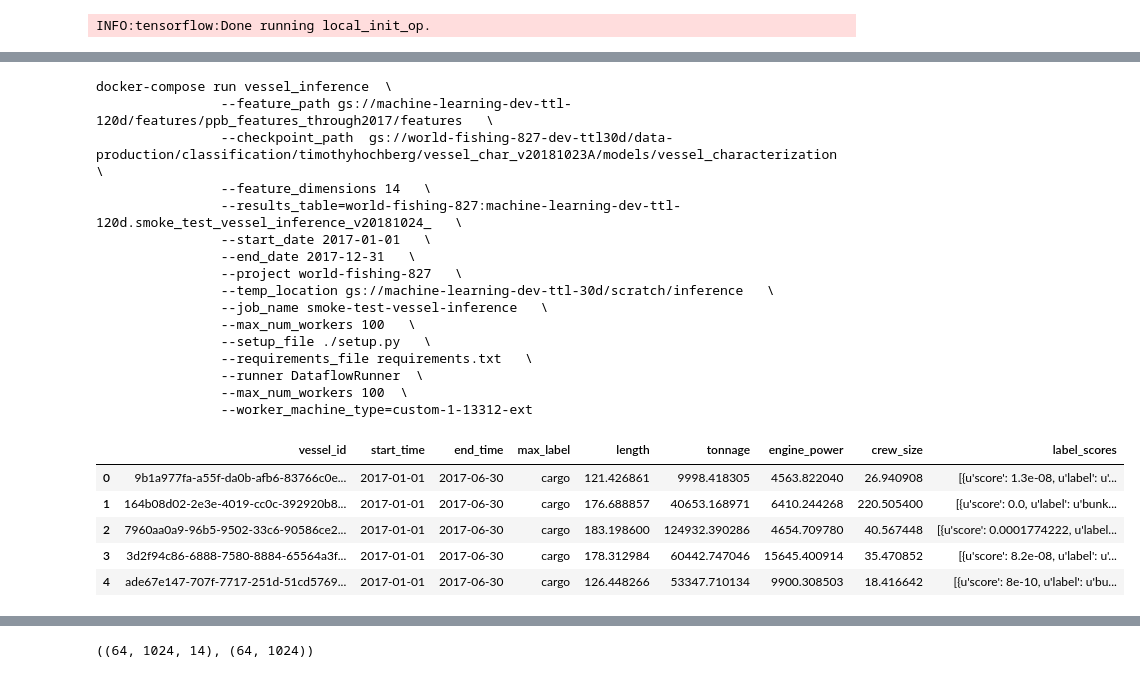
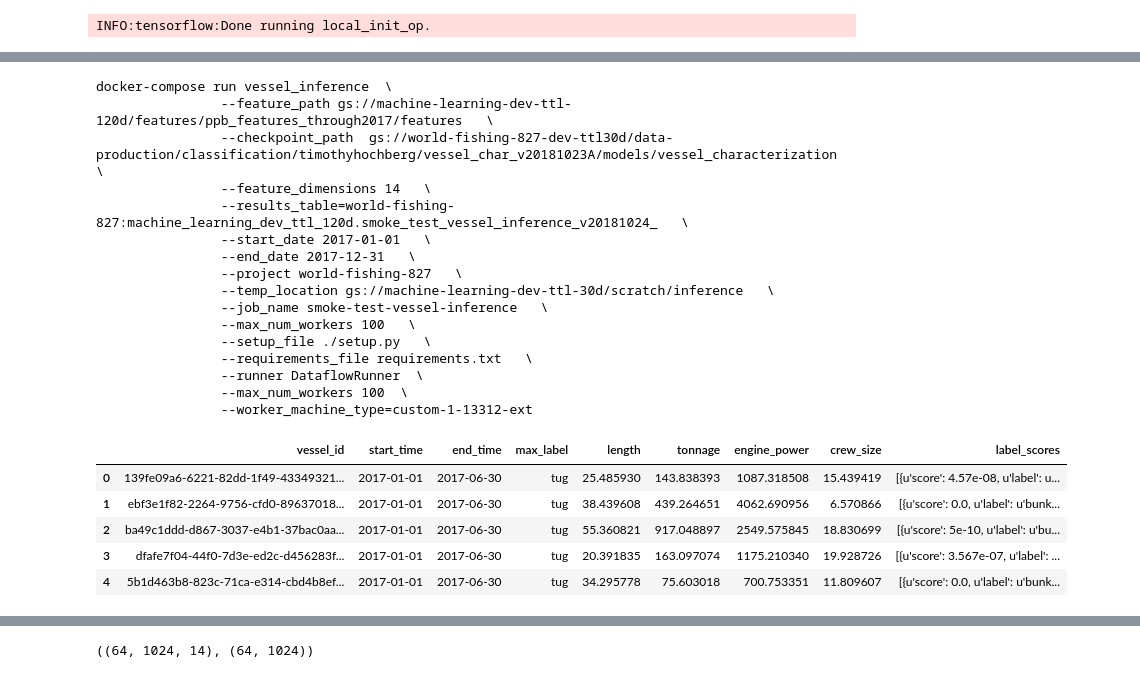
Before and after one commit to GlobalFishingWatch/vessel-classification, a Jupyter notebook: TestInference.ipynb, the cells around one changed output, grey strips where cells are left out. Drawn from its saved outputs; the diff is of its cells as text; code cells hidden in the pictures.

Commit message:
update TestInference

```diff
--- a/TestInference.ipynb
+++ b/TestInference.ipynb
@@ -256,7 +243,7 @@ docker-compose run vessel_inference  \
                 --feature_path {}   \
                 --checkpoint_path  {}    \
                 --feature_dimensions 14   \
-                --results_table=world-fishing-827:machine-learning-dev-ttl-120d.smoke_test_vessel_inference_v20181024_   \
+                --results_table=world-fishing-827:machine_learning_dev_ttl_120d.smoke_test_vessel_inference_v20181024_   \
                 --start_date 2017-01-01   \
                 --end_date 2017-12-31   \
                 --project world-fishing-827   \
@@ -275,7 +262,7 @@ docker-compose run vessel_inference  \
                 --feature_path gs://machine-learning-dev-ttl-120d/features/ppb_features_through2017/features   \
                 --checkpoint_path  gs://world-fishing-827-dev-ttl30d/data-production/classification/timothyhochberg/vessel_char_v20181023A/models/vessel_characterization    \
                 --feature_dimensions 14   \
-                --results_table=world-fishing-827:machine-learning-dev-ttl-120d.smoke_test_vessel_inference_v20181024_   \
+                --results_table=world-fishing-827:machine_learning_dev_ttl_120d.smoke_test_vessel_inference_v20181024_   \
                 --start_date 2017-01-01   \
                 --end_date 2017-12-31   \
                 --project world-fishing-827   \
@@ -288,25 +275,29 @@ docker-compose run vessel_inference  \
                 --max_num_workers 100  \
                 --worker_machine_type=custom-1-13312-ext
 # %%
+test_vessel_ids = vessel_metadata.metadata_by_split['Test'].keys()
+np.random.seed(888)
+test_vessel_ids = np.random.choice(test_vessel_ids, 2000)
+
 query = """
-SELECT * FROM `world-fishing-827.0_ttl24h.smoke_test_vessel_inference_v20181024_*`
+SELECT * FROM `world-fishing-827.machine_learning_dev_ttl_120d.smoke_test_vessel_inference_v20181024_*`
 WHERE _TABLE_SUFFIX >= "20170101" AND
 vessel_id  in ({})
 LIMIT 1000
-""".format(', '.join(['"{}"'.format(x) for x in vessel_metadata.metadata_by_mmsi.keys()[:30]]))
+""".format(', '.join(['"{}"'.format(x) for x in test_vessel_ids]))
 
 
 
 results_df = pandas.read_gbq(query, project_id='world-fishing-827', dialect='standard')
 
 results_df.head()
 # %% [output]
 |  | vessel_id | start_time | end_time | max_label | length | tonnage | engine_power | crew_size | label_scores |
-| 0 | 9b1a977fa-a55f-da0b-afb6-83766c0e... | 2017-01-01 | 2017-06-30 | cargo | 121.426861 | 9998.418305 | 4563.822040 | 26.940908 | [{u'score': 1.3e-08, u'label': u'... |
-| 1 | 164b08d02-2e3e-4019-cc0c-392920b8... | 2017-01-01 | 2017-06-30 | cargo | 176.688857 | 40653.168971 | 6410.244268 | 220.505400 | [{u'score': 0.0, u'label': u'bunk... |
-| 2 | 7960aa0a9-96b5-9502-33c6-90586ce2... | 2017-01-01 | 2017-06-30 | cargo | 183.198600 | 124932.390286 | 4654.709780 | 40.567448 | [{u'score': 0.0001774222, u'label... |
-| 3 | 3d2f94c86-6888-7580-8884-65564a3f... | 2017-01-01 | 2017-06-30 | cargo | 178.312984 | 60442.747046 | 15645.400914 | 35.470852 | [{u'score': 8.2e-08, u'label': u'... |
-| 4 | ade67e147-707f-7717-251d-51cd5769... | 2017-01-01 | 2017-06-30 | cargo | 126.448266 | 53347.710134 | 9900.308503 | 18.416642 | [{u'score': 8e-10, u'label': u'bu... |
+| 0 | 139fe09a6-6221-82dd-1f49-43349321... | 2017-01-01 | 2017-06-30 | tug | 25.485930 | 143.838393 | 1087.318508 | 15.439419 | [{u'score': 4.57e-08, u'label': u... |
+| 1 | ebf3e1f82-2264-9756-cfd0-89637018... | 2017-01-01 | 2017-06-30 | tug | 38.439608 | 439.264651 | 4062.690956 | 6.570866 | [{u'score': 0.0, u'label': u'bunk... |
+| 2 | ba49c1ddd-d867-3037-e4b1-37bac0aa... | 2017-01-01 | 2017-06-30 | tug | 55.360821 | 917.048897 | 2549.575845 | 18.830699 | [{u'score': 5e-10, u'label': u'bu... |
+| 3 | dfafe7f04-44f0-7d3e-ed2c-d456283f... | 2017-01-01 | 2017-06-30 | tug | 20.391835 | 163.097074 | 1175.210340 | 19.928726 | [{u'score': 3.567e-07, u'label': ... |
+| 4 | 5b1d463b8-823c-71ca-e314-cbd4b8ef... | 2017-01-01 | 2017-06-30 | tug | 34.295778 | 75.603018 | 700.753351 | 11.809607 | [{u'score': 0.0, u'label': u'bunk... |
 # %%
 for result in results_df.itertuples():
     vid = result.vessel_id
```
Also changed, not shown: parts of 5 cells of this notebook.
